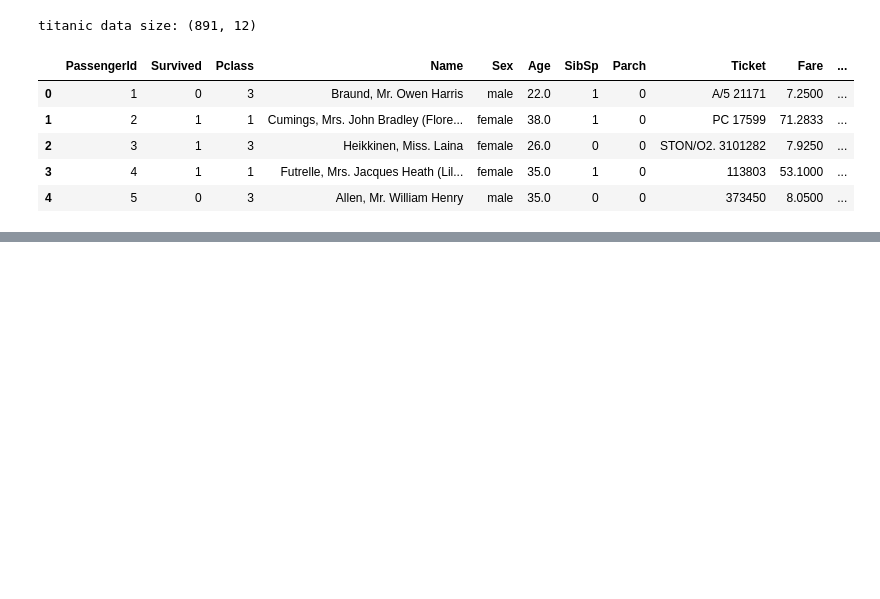
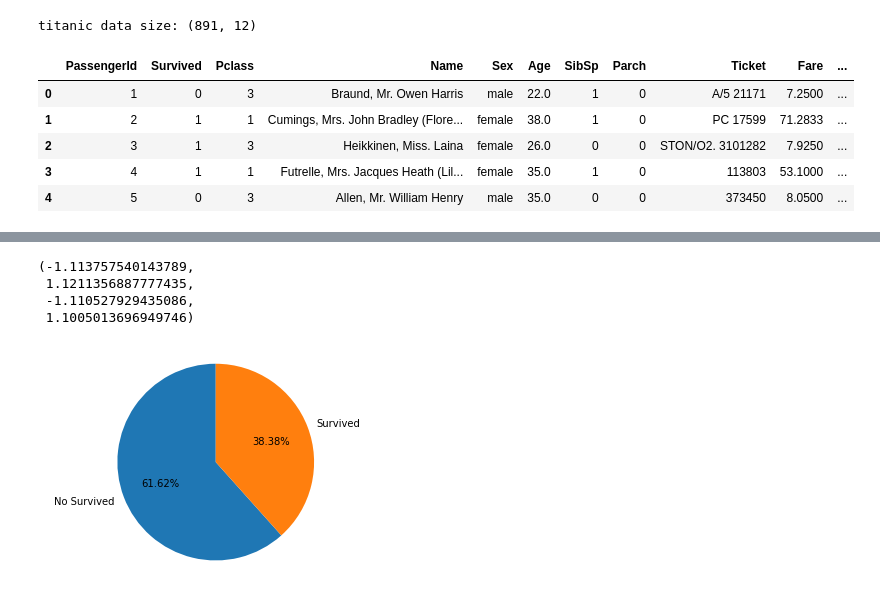
Before and after one commit to LYleonard/DataAnalysis, a Jupyter notebook: Statistics/ExploringDataSet/Explore_Titanic_Data.ipynb, the cells around one changed output, grey strips where cells are left out. Cells and saved outputs as stored; diff of their text form; code cells hidden in the pictures; blank space fills up the shorter version.

```diff
--- a/Statistics/ExploringDataSet/Explore_Titanic_Data.ipynb
+++ b/Statistics/ExploringDataSet/Explore_Titanic_Data.ipynb
@@ -27,0 +163,11 @@ titanic data size: (891, 12)
+# %%
+labels = 'No Survived', 'Survived'
+fig1, ax1 = plt.subplots()
+plt.pie(Y,labels=labels, autopct='%1.2f%%', startangle=90)
+ax1.axis('equal')
+# %% [output]
+(-1.113757540143789,
+ 1.1211356887777435,
+ -1.110527929435086,
+ 1.1005013696949746)
+[figure, added]
```
Also changed, not shown: parts of 25 cells of this notebook, 2 other files.
